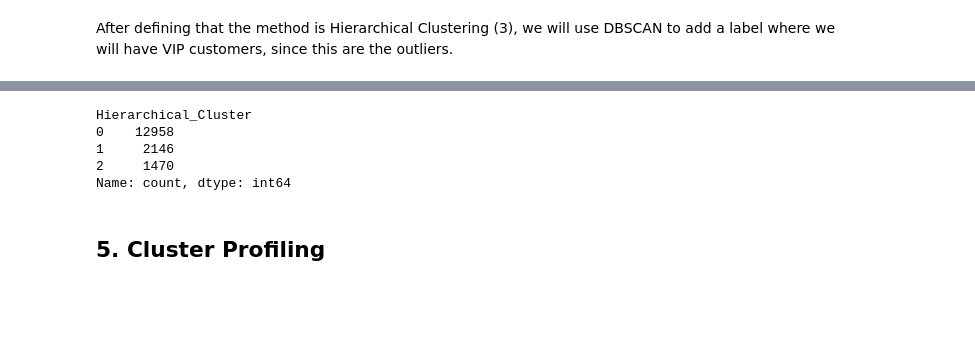
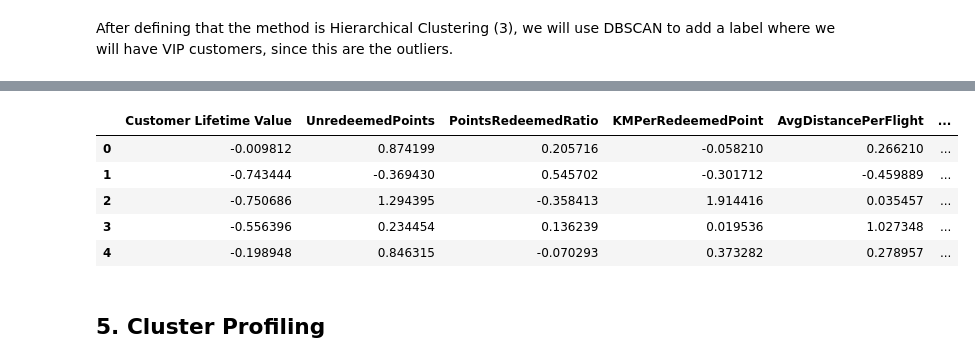
Before and after one commit to calcoafrancisca/Group-39---DM---Part2, a Jupyter notebook: Value-Based-Perspective.ipynb, the cells around one changed output, grey strips where cells are left out. Saved outputs shown, nothing was run; the diff lists cells and outputs as text; code cells hidden in the pictures; blank space fills up the shorter version.

```diff
--- a/Value-Based-Perspective.ipynb
+++ b/Value-Based-Perspective.ipynb
@@ -649,17 +683,2 @@ With this table, we can see that Mean Shift has the best Silhouete score, which
 # %% [markdown]
 After defining that the method is Hierarchical Clustering (3), we will use DBSCAN to add a label where we will have VIP customers, since this are the outliers.
-# %%
-from sklearn.cluster import AgglomerativeClustering
-
-# Assuming df_value_based is your DataFrame
-X = df_value_based.values  # or df_pca_final.to_numpy()
-
-# Fit Hierarchical clustering with 3 clusters
-hier = AgglomerativeClustering(n_clusters=3)
-cluster_labels = hier.fit_predict(X)
-
-# Add cluster labels as a new column
-df_value_based['Hierarchical_Cluster'] = cluster_labels
-
-# Check the result
-df_value_based.head(10)
@@ -678,12 +685,12 @@ df_value_based.head(10)
-# %%
-# Which clusters exist and how many points are in each
-print(df_value_based['Hierarchical_Cluster'].value_counts())
-# %% [output]
-Hierarchical_Cluster
-0    12958
-1     2146
-2     1470
-Name: count, dtype: int64
+# %%
+df_value_based.head()
+# %% [output]
+|  | Customer Lifetime Value | UnredeemedPoints | PointsRedeemedRatio | KMPerRedeemedPoint | AvgDistancePerFlight | ... |
+| 0 | -0.009812 | 0.874199 | 0.205716 | -0.058210 | 0.266210 | ... |
+| 1 | -0.743444 | -0.369430 | 0.545702 | -0.301712 | -0.459889 | ... |
+| 2 | -0.750686 | 1.294395 | -0.358413 | 1.914416 | 0.035457 | ... |
+| 3 | -0.556396 | 0.234454 | 0.136239 | 0.019536 | 1.027348 | ... |
+| 4 | -0.198948 | 0.846315 | -0.070293 | 0.373282 | 0.278957 | ... |
 # %% [markdown]
 ## 5. Cluster Profiling
 # %%
```
Also changed, not shown: parts of 13 cells of this notebook.
